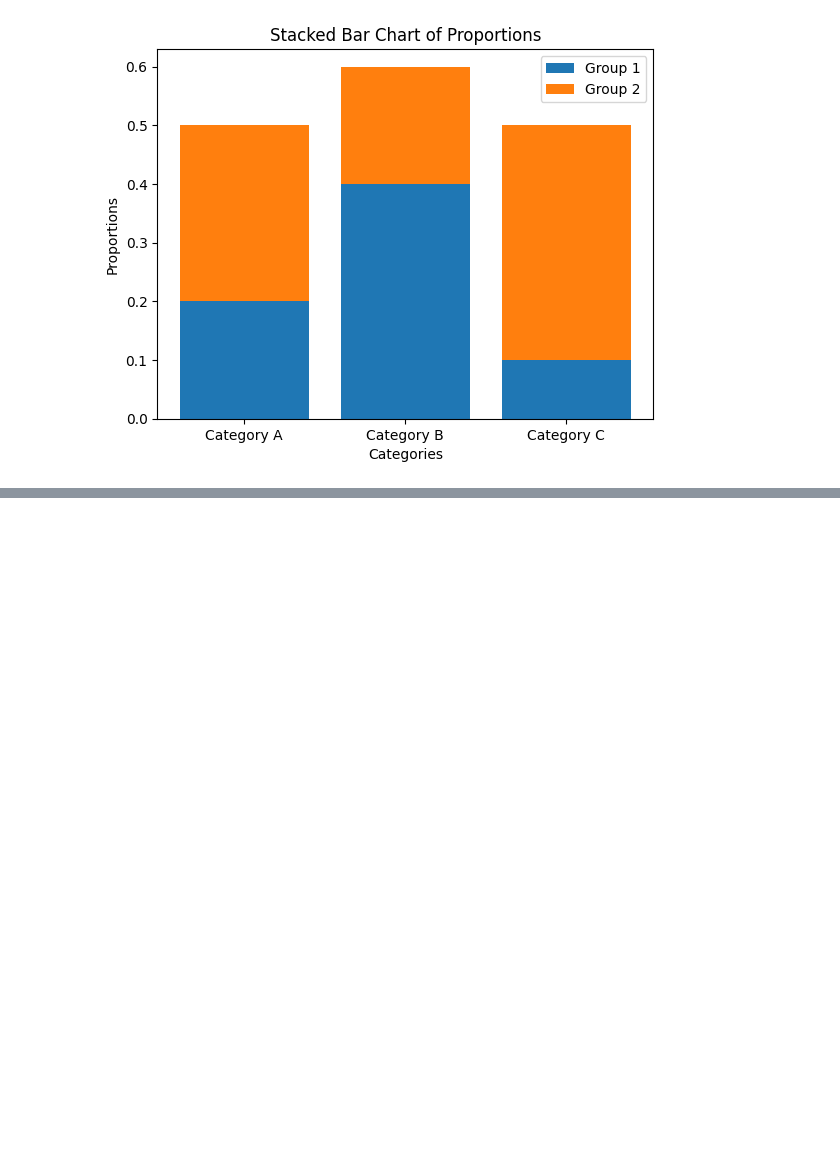
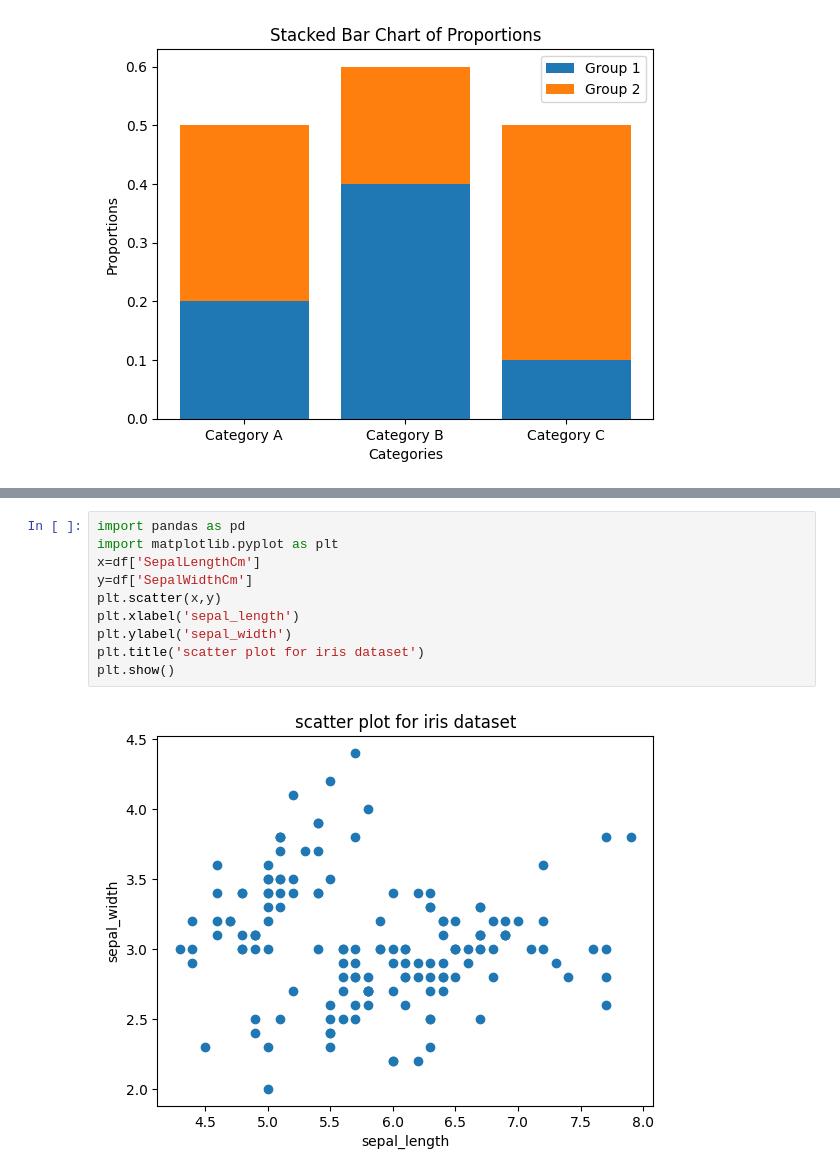
Before and after one commit to Nohan28/aiml, a Jupyter notebook: nohan23CS028.ipynb, the cells around one changed output, grey strips where cells are left out. Cells and saved outputs as stored; diff of their text form; blank space fills up the shorter version.

```diff
--- a/nohan23CS028.ipynb
+++ b/nohan23CS028.ipynb
@@ -767,0 +821,12 @@ plt.show()
+# %%
+import pandas as pd
+import matplotlib.pyplot as plt
+x=df['SepalLengthCm']
+y=df['SepalWidthCm']
+plt.scatter(x,y)
+plt.xlabel('sepal_length')
+plt.ylabel('sepal_width')
+plt.title('scatter plot for iris dataset')
+plt.show()
+# %% [output]
+[figure, added]
```
Also changed, not shown: parts of 12 cells of this notebook.
